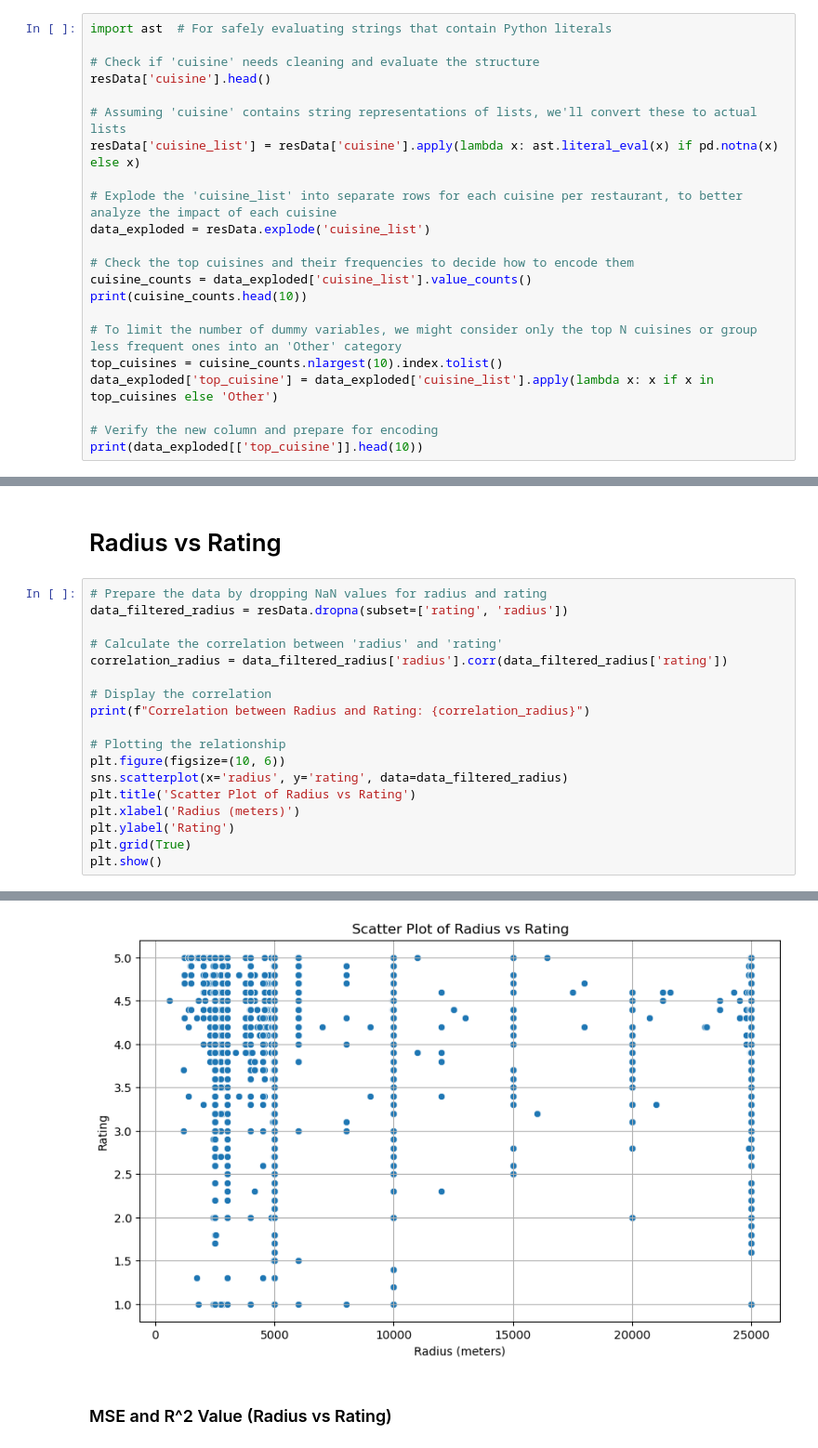
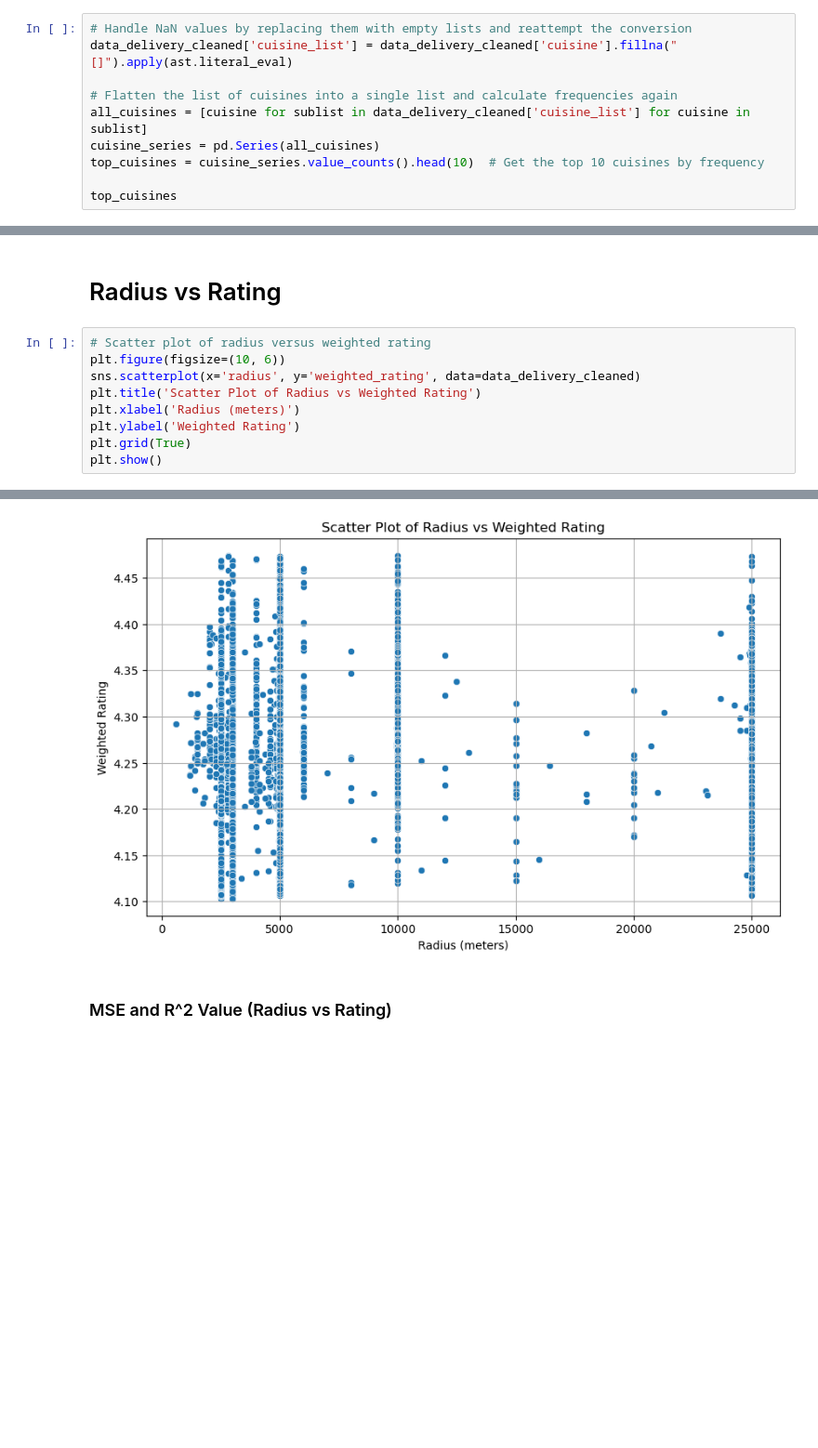
Before and after one commit to KCCHONG1997/ntu-grabsg-datasci-miniproject, a Jupyter notebook: Data Analysis.ipynb, the cells around one changed output, grey strips where cells are left out. Shown at 93% size. Cells and saved outputs as stored; diff of their text form; blank space fills up the shorter version.

```diff
--- a/Data Analysis.ipynb
+++ b/Data Analysis.ipynb
@@ -329,25 +455,13 @@ The linear regression model using **Delivery Cost** as a predictor resulted in a
 # %% [markdown]
 # Top Cuisine vs Ratings
 # %%
-import ast  # For safely evaluating strings that contain Python literals
+# Handle NaN values by replacing them with empty lists and reattempt the conversion
+data_delivery_cleaned['cuisine_list'] = data_delivery_cleaned['cuisine'].fillna("[]").apply(ast.literal_eval)
 
-# Check if 'cuisine' needs cleaning and evaluate the structure
-resData['cuisine'].head()
+# Flatten the list of cuisines into a single list and calculate frequencies again
+all_cuisines = [cuisine for sublist in data_delivery_cleaned['cuisine_list'] for cuisine in sublist]
+cuisine_series = pd.Series(all_cuisines)
+top_cuisines = cuisine_series.value_counts().head(10)  # Get the top 10 cuisines by frequency
 
-# Assuming 'cuisine' contains string representations of lists, we'll convert these to actual lists
-resData['cuisine_list'] = resData['cuisine'].apply(lambda x: ast.literal_eval(x) if pd.notna(x) else x)
-
-# Explode the 'cuisine_list' into separate rows for each cuisine per restaurant, to better analyze the impact of each cuisine
-data_exploded = resData.explode('cuisine_list')
-
-# Check the top cuisines and their frequencies to decide how to encode them
-cuisine_counts = data_exploded['cuisine_list'].value_counts()
-print(cuisine_counts.head(10))
-
-# To limit the number of dummy variables, we might consider only the top N cuisines or group less frequent ones into an 'Other' category
-top_cuisines = cuisine_counts.nlargest(10).index.tolist()
-data_exploded['top_cuisine'] = data_exploded['cuisine_list'].apply(lambda x: x if x in top_cuisines else 'Other')
-
-# Verify the new column and prepare for encoding
-print(data_exploded[['top_cuisine']].head(10))
+top_cuisines
 # %% [output]
@@ -403,21 +551,12 @@ The regression model assessing the impact of **Cuisine** on restaurant ratings r
 # %% [markdown]
 # Radius vs Rating
 # %%
-# Prepare the data by dropping NaN values for radius and rating
-data_filtered_radius = resData.dropna(subset=['rating', 'radius'])
-
-# Calculate the correlation between 'radius' and 'rating'
-correlation_radius = data_filtered_radius['radius'].corr(data_filtered_radius['rating'])
-
-# Display the correlation
-print(f"Correlation between Radius and Rating: {correlation_radius}")
-
-# Plotting the relationship
+# Scatter plot of radius versus weighted rating
 plt.figure(figsize=(10, 6))
-sns.scatterplot(x='radius', y='rating', data=data_filtered_radius)
-plt.title('Scatter Plot of Radius vs Rating')
+sns.scatterplot(x='radius', y='weighted_rating', data=data_delivery_cleaned)
+plt.title('Scatter Plot of Radius vs Weighted Rating')
 plt.xlabel('Radius (meters)')
-plt.ylabel('Rating')
+plt.ylabel('Weighted Rating')
 plt.grid(True)
 plt.show()
 # %% [output]
@@ -425,4 +563,4 @@ Correlation between Radius and Rating: 0.025117957989513228
-[figure, old version]
+[figure, new version]
 # %% [markdown]
 ### MSE and R^2 Value (Radius vs Rating)
 # %%
```
Also changed, not shown: parts of 31 cells of this notebook.
